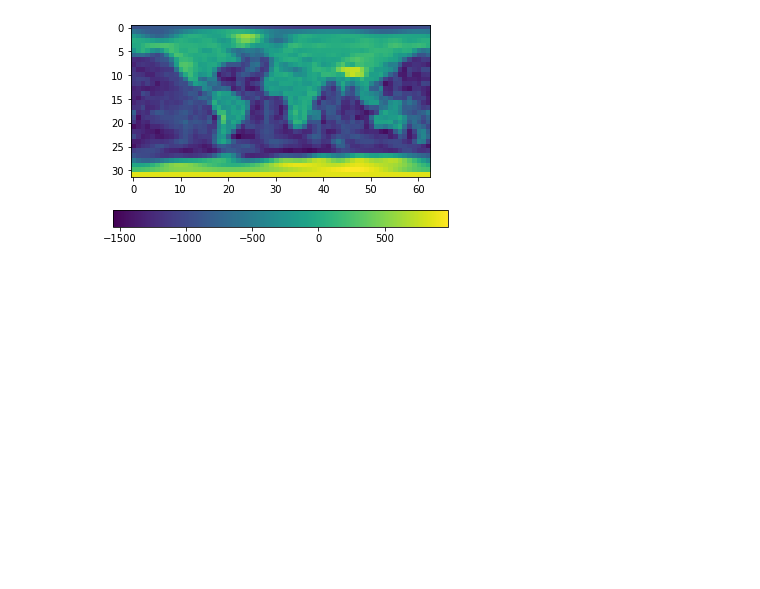
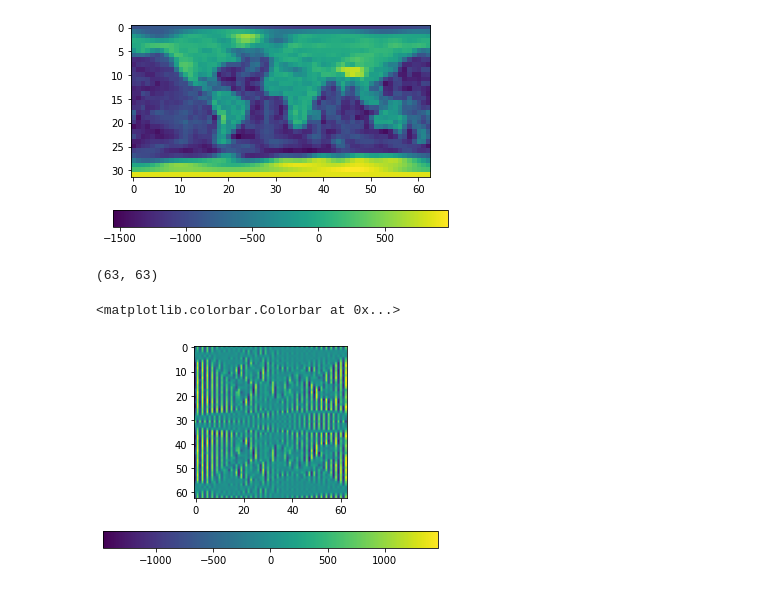
Before and after one commit to astro-informatics/s2fft, a Jupyter notebook: notebooks/plot_earth.ipynb, the cells around one changed output. Cells and saved outputs as stored; diff of their text form; code cells hidden in the pictures; blank space fills up the shorter version.

Commit message:
Add initial MW periodic extension function

```diff
--- a/notebooks/plot_earth.ipynb
+++ b/notebooks/plot_earth.ipynb
@@ -19,3 +19,15 @@ plt.colorbar(orientation="horizontal")
 # %% [output]
 <matplotlib.colorbar.Colorbar at 0x...>
 [figure]
+# %%
+f_ext = s2f.resampling.periodic_extension_mw(f, L)
+# %%
+f_ext.shape
+# %% [output]
+(63, 63)
+# %%
+plt.imshow(np.real(f_ext))
+plt.colorbar(orientation="horizontal")
+# %% [output]
+<matplotlib.colorbar.Colorbar at 0x...>
+[figure, added]
```
Also changed, not shown: parts of 3 cells of this notebook, 2 other files.
